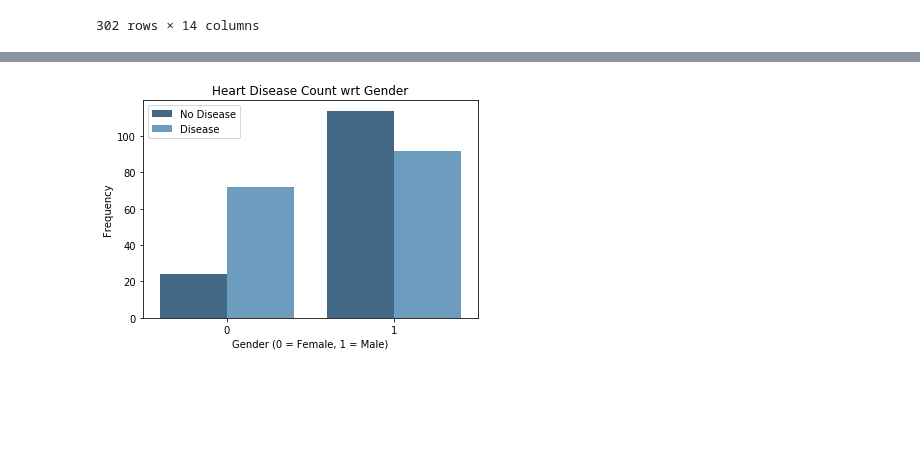
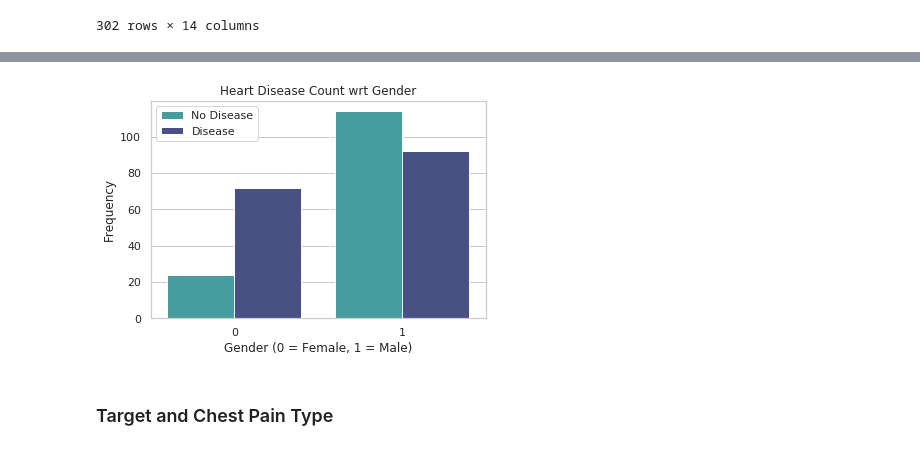
Before and after one commit to KruttikaBhat/Heart-Disease-Prediction, a Jupyter notebook: Descriptive Analytics.ipynb, the cells around one changed output, grey strips where cells are left out. Drawn from its saved outputs; the diff is of its cells as text; code cells hidden in the pictures; blank space fills up the shorter version.

```diff
--- a/Descriptive Analytics.ipynb
+++ b/Descriptive Analytics.ipynb
@@ -29,0 +81,6 @@ plt.show()
+# %%
+plt.subplots(figsize=(10,6))
+x = data['max_heart_rate']
+sns.distplot(x, bins=10)
+sns.set(style="whitegrid")
+plt.show()
@@ -30,9 +102,11 @@ plt.show()
 # %%
-sns.countplot(x='gender',hue='target', data=data, palette='Blues_d')
+sns.countplot(x='gender',hue='target', data=data, palette='mako_r')
 plt.title('Heart Disease Count wrt Gender')
 plt.xlabel('Gender (0 = Female, 1 = Male)')
 plt.legend(["No Disease", "Disease"])
 plt.ylabel('Frequency')
 plt.show()
 # %% [output]
-[figure, old version]
+[figure, new version]
+# %% [markdown]
+### Target and Chest Pain Type
```
Also changed, not shown: parts of 27 cells of this notebook.
